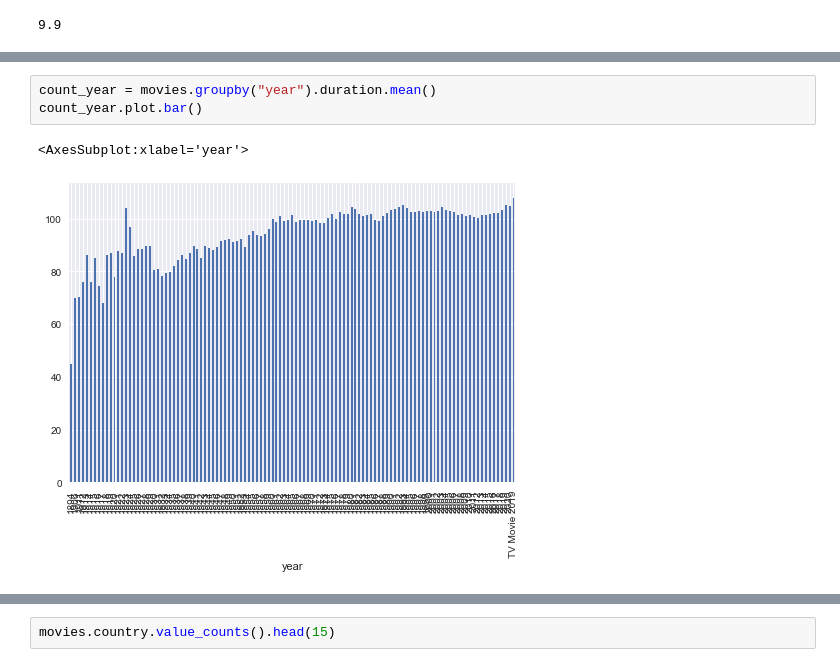
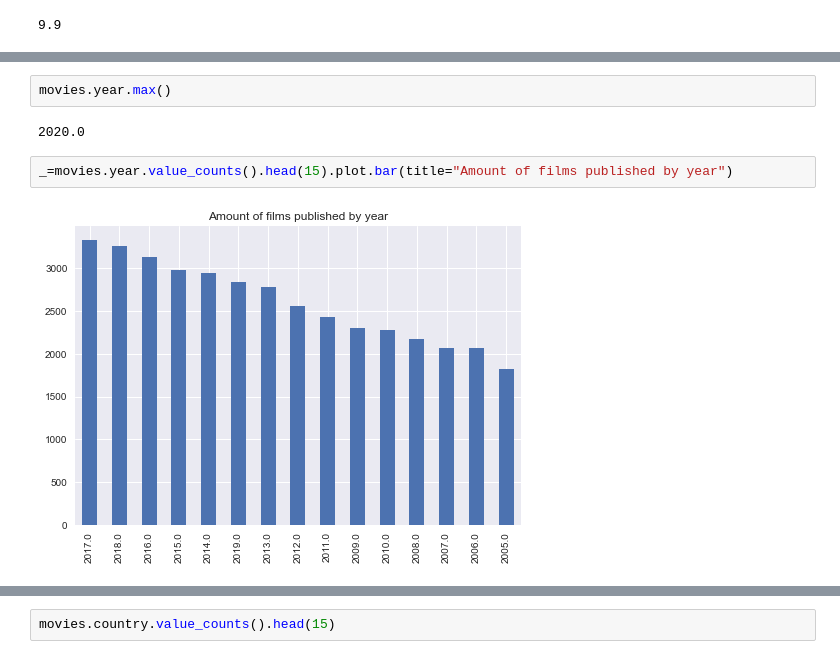
Before and after one commit to micaelasinger/IMDb_EDA, a Jupyter notebook: IMDb.ipynb, the cells around one changed output, grey strips where cells are left out. Cells and saved outputs as stored; diff of their text form.

```diff
--- a/IMDb.ipynb
+++ b/IMDb.ipynb
@@ -231,6 +348,8 @@ movies[movies.year == "TV Movie 2019"]
-# %%
-count_year = movies.groupby("year").duration.mean()
-count_year.plot.bar()
-# %% [output]
-<AxesSubplot:xlabel='year'>
-[figure, removed]
+# %%
+movies.year.max()
+# %% [output]
+2020.0
+# %%
+_=movies.year.value_counts().head(15).plot.bar(title="Amount of films published by year")
+# %% [output]
+[figure, added]
```
Also changed, not shown: parts of 83 cells of this notebook.
